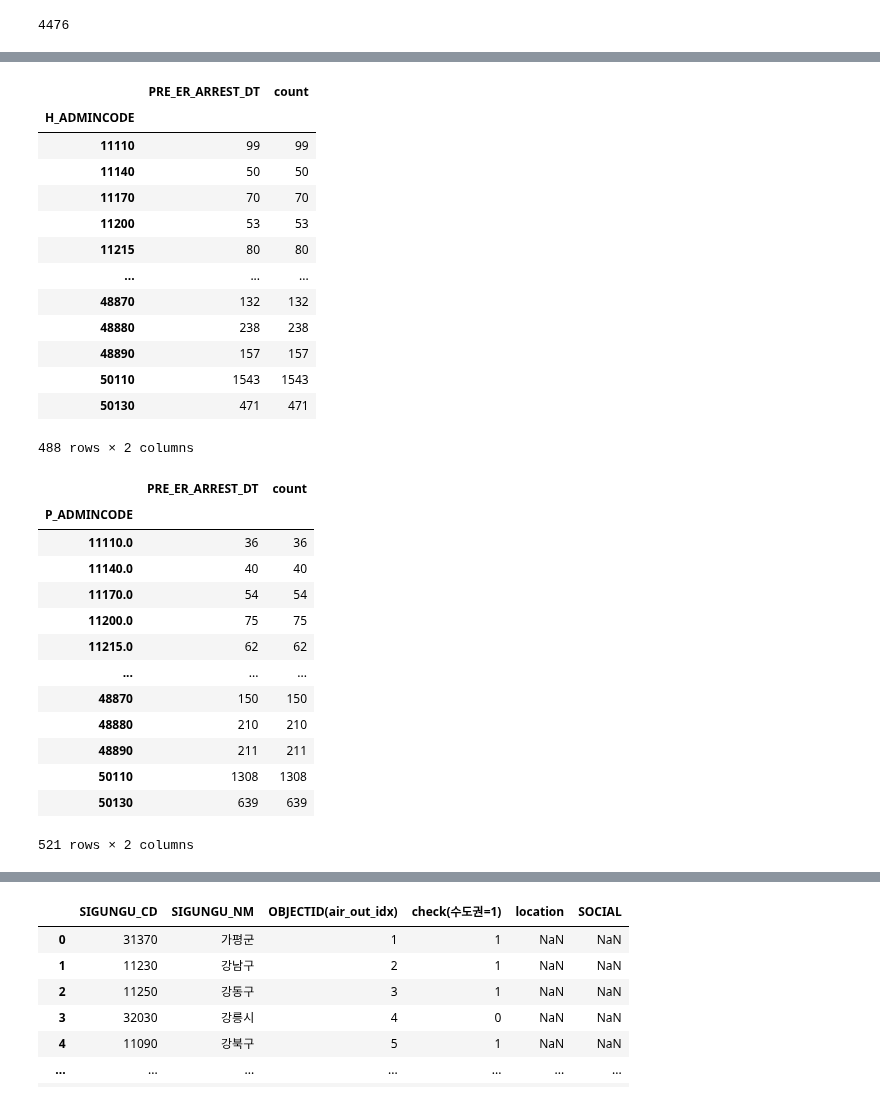
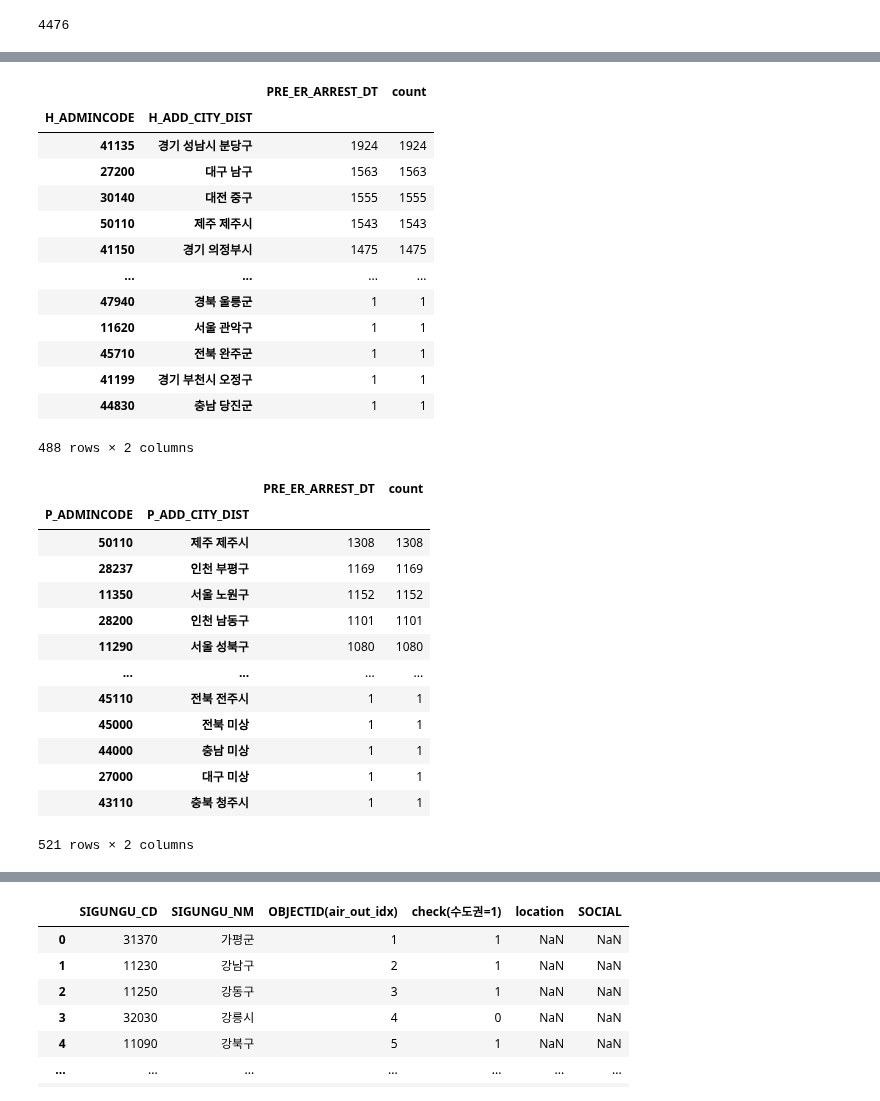
Before and after one commit to ZIO-KIM/SNUlab, a Jupyter notebook: OHCA_preprocess.ipynb, the cells around one changed output, grey strips where cells are left out. Cells and saved outputs as stored; diff of their text form; code cells hidden in the pictures.

```diff
--- a/OHCA_preprocess.ipynb
+++ b/OHCA_preprocess.ipynb
@@ -101,3 +103,8 @@ ohca_all
 | 324129 | 324129 | 2019 | 36110 | 세종 | 세종시 | 36110 | 세종 | 세종시 | 2 | ... |
 | 324130 | 324130 | 2019 | 30170 | 대전 | 서구 | 36110 | 세종 | 세종시 | 1 | ... |
 324131 rows × 232 columns
+# %%
+# ADD_CITY, ADD_DIST 합치기
+
+ohca_all['H_ADD_CITY_DIST'] = ohca_all['H_ADD_CITY'] + ' ' + ohca_all['H_ADD_DIST']
+ohca_all['P_ADD_CITY_DIST'] = ohca_all['P_ADD_CITY'] + ' ' + ohca_all['P_ADD_DIST']
@@ -108,7 +131,7 @@ len(ohca_all['PRE_ER_ARREST_DT'].unique())
 # %%
 # 병원 소재지별, 급성심장정지 목격일자별 aggregate
 
-group_hospital = ohca_all.groupby(['PRE_ER_ARREST_DT', 'H_ADMINCODE'])
+group_hospital = ohca_all.groupby(['PRE_ER_ARREST_DT', 'H_ADMINCODE', 'H_ADD_CITY_DIST'])
 group_hospital = pd.DataFrame(group_hospital.size().reset_index(name='count'))
 # %%
 # date column 문자로 바꾸기
@@ -205,42 +228,46 @@ group_patient
 # %%
 # 지역코드별 count 몇명인지 한번 check
 # group_hospital
 
-group_hospital.groupby(['H_ADMINCODE']).count()
+hospital_tmp = group_hospital.groupby(['H_ADMINCODE', 'H_ADD_CITY_DIST']).count()
+hospital_tmp.sort_values(by='count', ascending = False, inplace = True)
+hospital_tmp
 # %% [output]
-|  | PRE_ER_ARREST_DT | count |
-| H_ADMINCODE |  |  |
-| 11110 | 99 | 99 |
-| 11140 | 50 | 50 |
-| 11170 | 70 | 70 |
-| 11200 | 53 | 53 |
-| 11215 | 80 | 80 |
-| ... | ... | ... |
-| 48870 | 132 | 132 |
-| 48880 | 238 | 238 |
-| 48890 | 157 | 157 |
-| 50110 | 1543 | 1543 |
-| 50130 | 471 | 471 |
+|  |  | PRE_ER_ARREST_DT | count |
+| H_ADMINCODE | H_ADD_CITY_DIST |  |  |
+| 41135 | 경기 성남시 분당구 | 1924 | 1924 |
+| 27200 | 대구 남구 | 1563 | 1563 |
+| 30140 | 대전 중구 | 1555 | 1555 |
+| 50110 | 제주 제주시 | 1543 | 1543 |
+| 41150 | 경기 의정부시 | 1475 | 1475 |
+| ... | ... | ... | ... |
+| 47940 | 경북 울릉군 | 1 | 1 |
+| 11620 | 서울 관악구 | 1 | 1 |
+| 45710 | 전북 완주군 | 1 | 1 |
+| 41199 | 경기 부천시 오정구 | 1 | 1 |
+| 44830 | 충남 당진군 | 1 | 1 |
 488 rows × 2 columns
 # %%
 # 지역코드별 count 몇명인지 한번 check
 # group_patient
 
-group_patient.groupby(['P_ADMINCODE']).count()
+patient_tmp = group_patient.groupby(['P_ADMINCODE', 'P_ADD_CITY_DIST']).count()
+patient_tmp.sort_values(by='count', ascending = False, inplace = True)
+patient_tmp
 # %% [output]
-|  | PRE_ER_ARREST_DT | count |
-| P_ADMINCODE |  |  |
-| 11110.0 | 36 | 36 |
-| 11140.0 | 40 | 40 |
-| 11170.0 | 54 | 54 |
-| 11200.0 | 75 | 75 |
-| 11215.0 | 62 | 62 |
-| ... | ... | ... |
-| 48870 | 150 | 150 |
-| 48880 | 210 | 210 |
-| 48890 | 211 | 211 |
-| 50110 | 1308 | 1308 |
-| 50130 | 639 | 639 |
+|  |  | PRE_ER_ARREST_DT | count |
+| P_ADMINCODE | P_ADD_CITY_DIST |  |  |
+| 50110 | 제주 제주시 | 1308 | 1308 |
+| 28237 | 인천 부평구 | 1169 | 1169 |
+| 11350 | 서울 노원구 | 1152 | 1152 |
+| 28200 | 인천 남동구 | 1101 | 1101 |
+| 11290 | 서울 성북구 | 1080 | 1080 |
+| ... | ... | ... | ... |
+| 45110 | 전북 전주시 | 1 | 1 |
+| 45000 | 전북 미상 | 1 | 1 |
+| 44000 | 충남 미상 | 1 | 1 |
+| 27000 | 대구 미상 | 1 | 1 |
+| 43110 | 충북 청주시 | 1 | 1 |
 521 rows × 2 columns
 # %%
 # 두 테이블 다 ADMINCODE 숫자로 바꾸기
```
Also changed, not shown: parts of 15 cells of this notebook.
